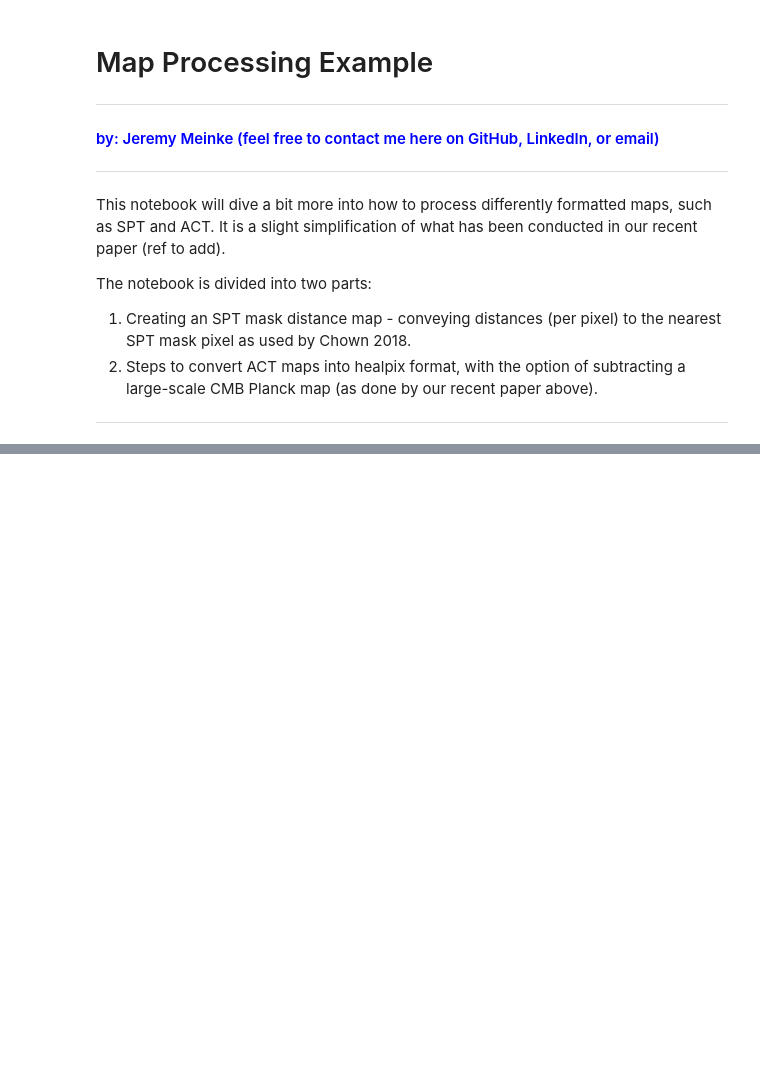
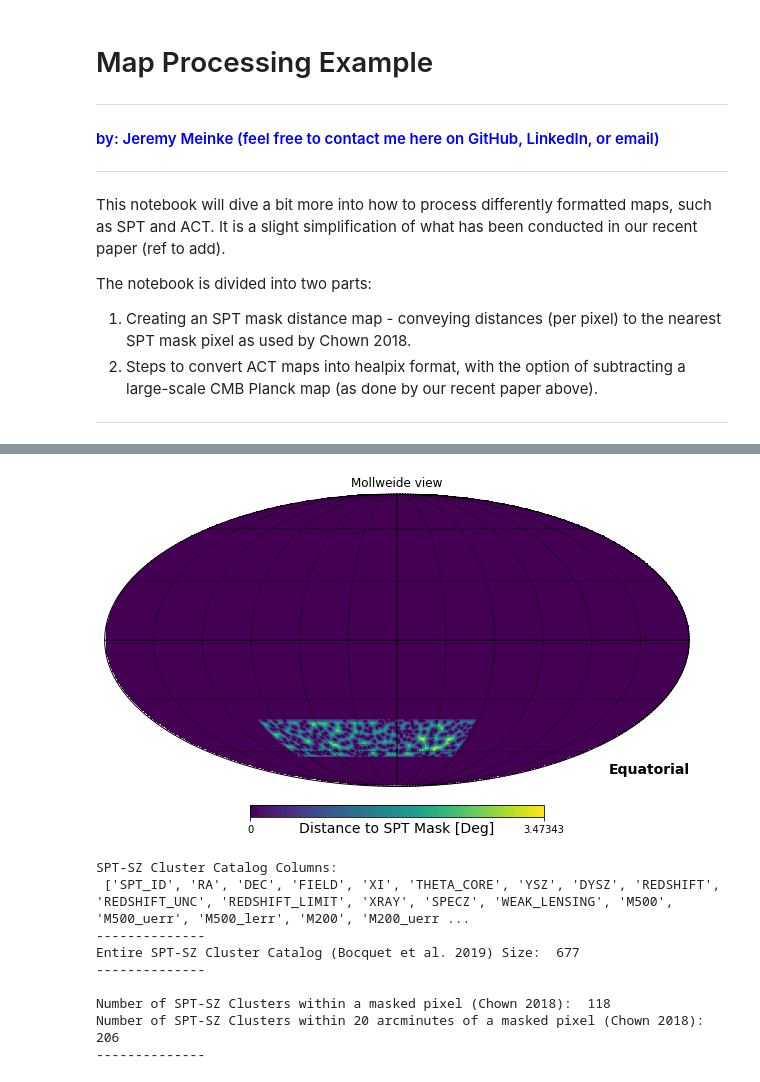
Before and after one commit to JeremyMeinke/mm_astronomy_stacking, a Jupyter notebook: map_processing.ipynb, the cells around one changed output, grey strips where cells are left out. Cells and saved outputs as stored; diff of their text form; code cells hidden in the pictures; blank space fills up the shorter version.

Commit message:
setup of map processing and required data

```diff
--- a/map_processing.ipynb
+++ b/map_processing.ipynb
@@ -46,12 +48,48 @@ Last time run: Thu May 25 14:06:55 2023
 # %%
 ## Comment this block out after first run through
 ## First time setup to generate the SPT-SZ mask distance map from smaller saved .npy files
 divs = 20
 spt_mask_distances = np.zeros(12*8192**2)  ## As the SPT HEALPix nside=8192
 for d in range(divs):
     temp = np.load("./data/spt_mask_distances_map_subset%iof%i.npy"%(d+1, divs))
     ## Now assigning the distances in degrees (row 1) to their respective pixel index (row 0)
     spt_mask_distances[np.array(temp[0], dtype="int")] = temp[1]
 
-## Now saving the map into healpix format:
-hp.write_map("./data/spt_mask_distances_chown2018.fits", spt_mask_distances, nest=False, partial=True, dtype=np.float64, fits_IDL=False, coord="C", column_units="DEG")
+## Test load and plot of the result
+hp.mollview(spt_mask_distances, coord="C", unit="Distance to SPT Mask [Deg]")
+hp.graticule()
+plt.show()
+
+## Example: Distances to nearest masked pixels for the SPT-SZ Cluster Catalog
+## (previously used in the stacking_example notebook)
+catalog = Table.read("./data/2500d_cluster_sample_Bocquet19.fits", format="fits").to_pandas()
+print("SPT-SZ Cluster Catalog Columns: \n", list(catalog.columns))
+print("--------------")
+print("Entire SPT-SZ Cluster Catalog (Bocquet et al. 2019) Size: ", len(catalog))
+print("-------------- \n")
+## Assign mask distances to each location (in degrees, and using interpolation)
+catalog["SPT_mask_distance"] = hp.get_interp_val(spt_mask_distances, np.deg2rad(90-catalog["DEC"].values), np.deg2rad(catalog["RA"].values))
+
+## See how many are within an SPT masked area:
+print("Number of SPT-SZ Clusters within a masked pixel (Chown 2018): ", len(catalog[catalog["SPT_mask_distance"] == 0]))
+
+## See how many are within 20 arcminutes of an SPT masked area:
+print("Number of SPT-SZ Clusters within 20 arcminutes of a masked pixel (Chown 2018): ", len(catalog[catalog["SPT_mask_distance"] <= 20/60]))
+## So not quite one third of the cluster catalog is within 20' of a masked pixel,
+## and thus may be influenced if stacked to that radius
+
+## now to remove the mask_distance array from notebook memory just in case
+spt_mask_distances = None; temp = None; del spt_mask_distances, temp
+gc.collect()
+print("-------------- \n")
+# %% [output]
+[figure, added]
+SPT-SZ Cluster Catalog Columns:
+ ['SPT_ID', 'RA', 'DEC', 'FIELD', 'XI', 'THETA_CORE', 'YSZ', 'DYSZ', 'REDSHIFT', 'REDSHIFT_UNC', 'REDSHIFT_LIMIT', 'XRAY', 'SPECZ', 'WEAK_LENSING', 'M500', 'M500_uerr', 'M500_lerr', 'M200', 'M200_uerr ...
+--------------
+Entire SPT-SZ Cluster Catalog (Bocquet et al. 2019) Size:  677
+--------------
+
+Number of SPT-SZ Clusters within a masked pixel (Chown 2018):  118
+Number of SPT-SZ Clusters within 20 arcminutes of a masked pixel (Chown 2018):  206
+--------------
```
Also changed, not shown: parts of 5 cells of this notebook, 5 other files.
